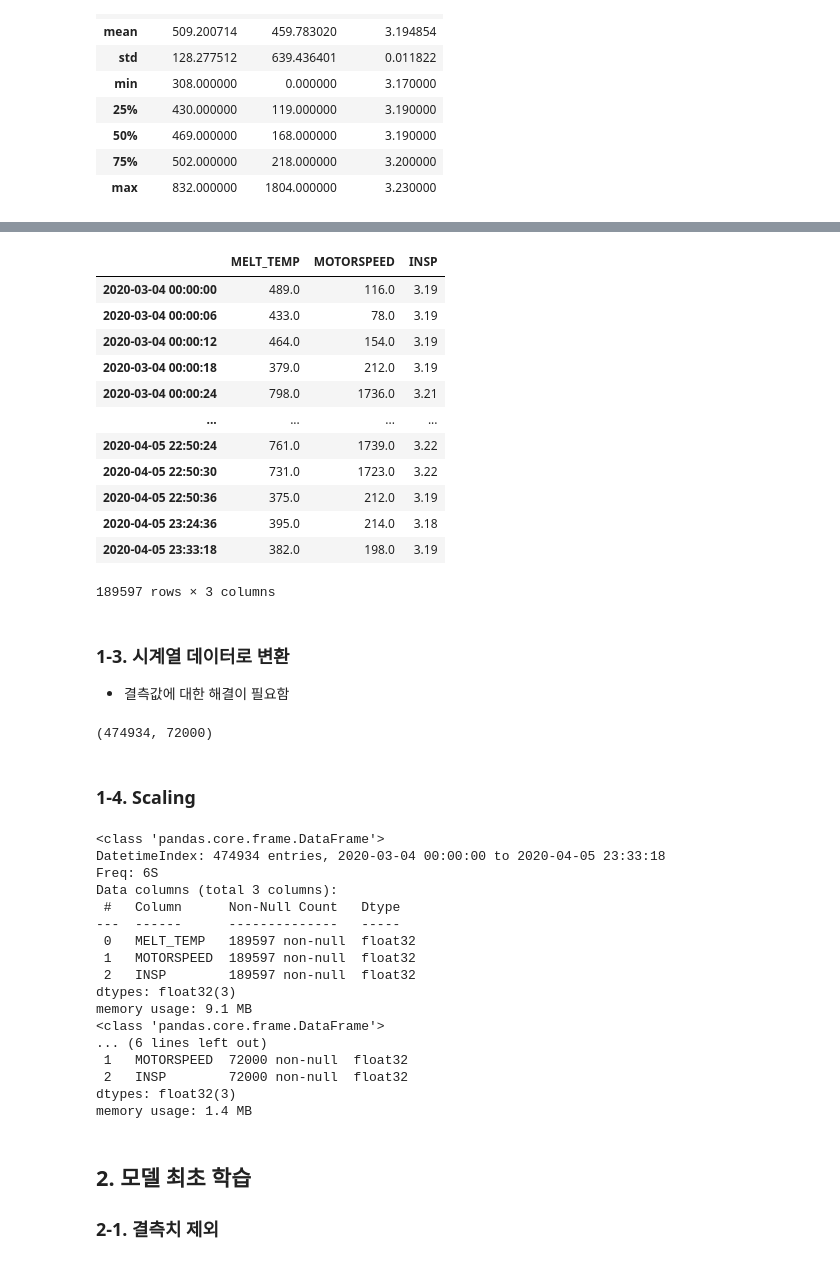
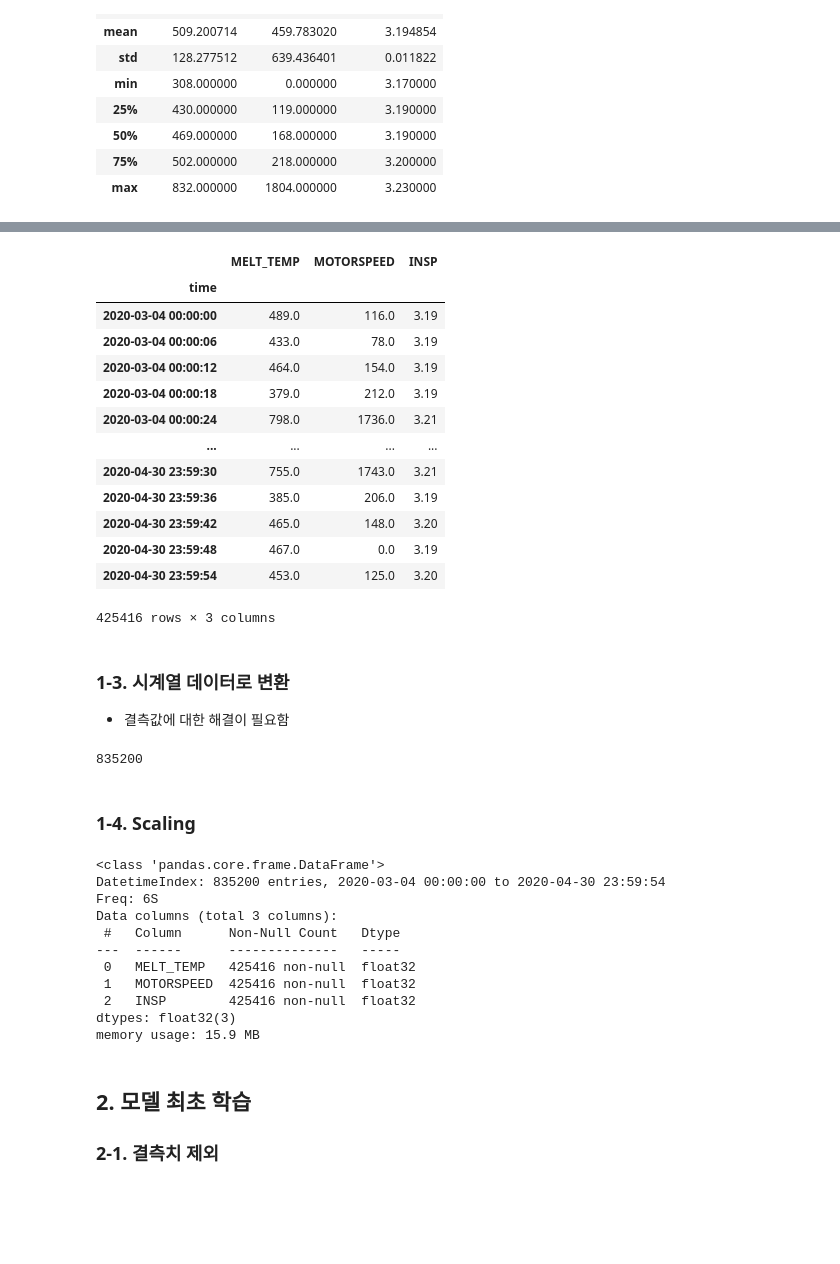
Before and after one commit to san9w9n/KampAI, a Jupyter notebook: test_darts.ipynb, the cells around one changed output, grey strips where cells are left out. Saved outputs shown, nothing was run; the diff lists cells and outputs as text; code cells hidden in the pictures; blank space fills up the shorter version.

```diff
--- a/test_darts.ipynb
+++ b/test_darts.ipynb
@@ -50,9 +50,8 @@ df['TAG'] = df['TAG'] == 'NG'
 
 df.index = pd.date_range(start='3/4/2020', end='5/1/2020', freq='6S')[:-1]
 
-df.drop(columns='STD_DT', inplace=True)
-df.drop(columns='NUM', inplace=True)
-df.drop(columns='MELT_WEIGHT', inplace=True)
+df.drop(columns=['STD_DT', 'NUM', 'MELT_WEIGHT'], inplace=True)
+# df.drop(columns='NUM', inplace=True)
 
 df = df.astype(np.float32)
 df['TAG'] = df['TAG'].astype(bool)
@@ -85,14 +84,10 @@ memory usage: 16.7 MB
 df_ = df.copy(False)
 
 abnormal_index_list = df[df['TAG'] == True].index
-
-for add in [x for x in range(-24, 25, 6)]:
+for add in [x for x in range(-60, 61, 6)]:
     df_.loc[abnormal_index_list + pd.Timedelta(seconds=add), 'TAG'] = True
 
-index = (df_['TAG'] == False) & ((df_.index.month == 3) | ((df_.index.month == 4) & (df_.index.day <= 5)))
+index = (df_['TAG'] == False) & \
+    ((df_.index.month == 3) | ((df_.index.month == 4) & (df_.index.day <= 10)))
 
 train_df = df_[index]
-
-val_index = (df.index.month == 4) & (df.index.day <= 10) & (df.index.day > 5)
-
-val_df = df[val_index]
@@ -115,25 +94,23 @@ train_df
 # %%
 train_x_df = train_df.copy(False)
 train_y_df = pd.DataFrame(train_x_df.pop('TAG'), columns=['TAG'])
 
-val_x_df = val_df.copy(False)
-val_y_df = pd.DataFrame(val_x_df.pop('TAG'), columns=['TAG'])
-
 train_x_df
 # %% [output]
 |  | MELT_TEMP | MOTORSPEED | INSP |
+| time |  |  |  |
 | 2020-03-04 00:00:00 | 489.0 | 116.0 | 3.19 |
 | 2020-03-04 00:00:06 | 433.0 | 78.0 | 3.19 |
 | 2020-03-04 00:00:12 | 464.0 | 154.0 | 3.19 |
 | 2020-03-04 00:00:18 | 379.0 | 212.0 | 3.19 |
 | 2020-03-04 00:00:24 | 798.0 | 1736.0 | 3.21 |
 | ... | ... | ... | ... |
-| 2020-04-05 22:50:24 | 761.0 | 1739.0 | 3.22 |
-| 2020-04-05 22:50:30 | 731.0 | 1723.0 | 3.22 |
-| 2020-04-05 22:50:36 | 375.0 | 212.0 | 3.19 |
-| 2020-04-05 23:24:36 | 395.0 | 214.0 | 3.18 |
-| 2020-04-05 23:33:18 | 382.0 | 198.0 | 3.19 |
+| 2020-04-30 23:59:30 | 755.0 | 1743.0 | 3.21 |
+| 2020-04-30 23:59:36 | 385.0 | 206.0 | 3.19 |
+| 2020-04-30 23:59:42 | 465.0 | 148.0 | 3.20 |
+| 2020-04-30 23:59:48 | 467.0 | 0.0 | 3.19 |
+| 2020-04-30 23:59:54 | 453.0 | 125.0 | 3.20 |
-189597 rows × 3 columns
+425416 rows × 3 columns
 # %% [markdown]
 ### 1-3. 시계열 데이터로 변환
 
@@ -141,12 +118,10 @@ train_x_df
 # %%
 train_x_series = TimeSeries.from_dataframe(train_x_df, freq='6S', fill_missing_dates=True)
 train_y_series = TimeSeries.from_dataframe(train_y_df, freq='6S', fill_missing_dates=True)
-val_x_series = TimeSeries.from_dataframe(val_x_df, freq='6S', fill_missing_dates=True)
-val_y_series = TimeSeries.from_dataframe(val_y_df, freq='6S', fill_missing_dates=True)
 
-len(train_x_series), len(val_x_series)
+len(train_x_series)
 # %% [output]
-(474934, 72000)
+835200
 # %% [markdown]
 ### 1-4. Scaling
 # %%
@@ -156,32 +131,24 @@ from sklearn.preprocessing import MinMaxScaler, StandardScaler, MaxAbsScaler, ro
 scaler = Scaler(scaler=MinMaxScaler())
 
 train_scaled = scaler.fit_transform(train_x_series)
-val_scaled = scaler.transform(val_x_series)
 
 train_scaled = train_scaled.astype(np.float32)
-val_scaled = val_scaled.astype(np.float32)
+
 total_scaled = scaler.transform(TimeSeries.from_dataframe(df.drop(columns=['TAG']), freq='6S', fill_missing_dates=True)).astype(np.float32)
 
 train_scaled.pd_dataframe().info()
-val_scaled.pd_dataframe().info()
 # %% [output]
 <class 'pandas.core.frame.DataFrame'>
-DatetimeIndex: 474934 entries, 2020-03-04 00:00:00 to 2020-04-05 23:33:18
+DatetimeIndex: 835200 entries, 2020-03-04 00:00:00 to 2020-04-30 23:59:54
 Freq: 6S
 Data columns (total 3 columns):
  #   Column      Non-Null Count   Dtype
 ---  ------      --------------   -----
- 0   MELT_TEMP   189597 non-null  float32
- 1   MOTORSPEED  189597 non-null  float32
- 2   INSP        189597 non-null  float32
+ 0   MELT_TEMP   425416 non-null  float32
+ 1   MOTORSPEED  425416 non-null  float32
+ 2   INSP        425416 non-null  float32
 dtypes: float32(3)
-memory usage: 9.1 MB
-<class 'pandas.core.frame.DataFrame'>
-... (6 lines left out)
- 1   MOTORSPEED  72000 non-null  float32
- 2   INSP        72000 non-null  float32
-dtypes: float32(3)
-memory usage: 1.4 MB
+memory usage: 15.9 MB
 # %% [markdown]
 ## 2. 모델 최초 학습
 
```
Also changed, not shown: parts of 9 cells of this notebook, 5 other files.
